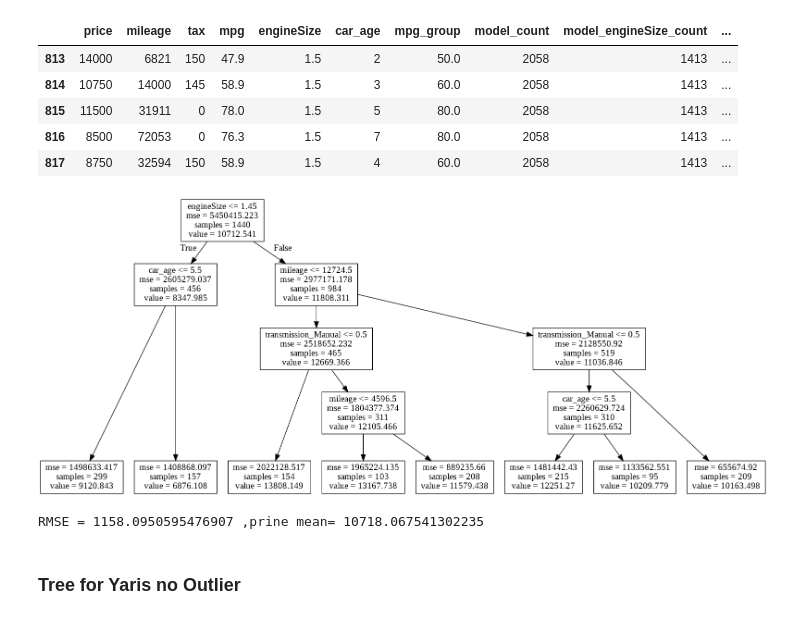
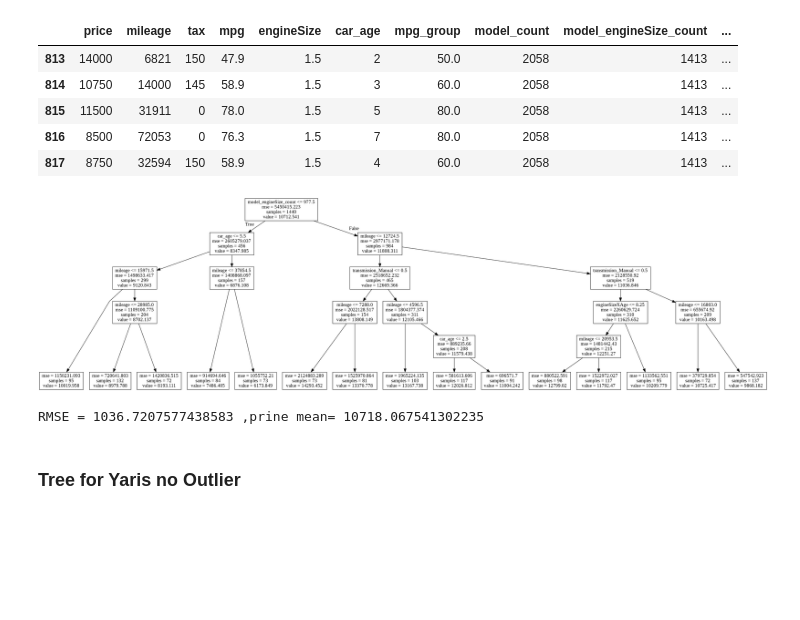
Before and after one commit to Raanank10/UK_Used_Car_Data, a Jupyter notebook: 100000_UK_Used_Car_Data_set_regression_project_.ipynb, the cells around one changed output. Saved outputs shown, nothing was run; the diff lists cells and outputs as text; code cells hidden in the pictures; blank space fills up the shorter version.

```diff
--- a/100000_UK_Used_Car_Data_set_regression_project_.ipynb
+++ b/100000_UK_Used_Car_Data_set_regression_project_.ipynb
@@ -1451,27 +1465,27 @@ model_Yaris.head()
 # %%
 X = model_Yaris.drop('price', axis=1)
 y = model_Yaris.price
 
 X_train, X_test, y_train, y_test = split(X, y, test_size=0.3, random_state=124124)
 
-tree_model = DecisionTreeRegressor(max_leaf_nodes=8, min_samples_leaf=0.05)
+tree_model = DecisionTreeRegressor(max_leaf_nodes=15, min_samples_leaf=0.05)
 tree_model.fit(X_train, y_train)
 
 y_train_pred = tree_model.predict(X_train)
 
 dot_data = StringIO()
 export_graphviz(tree_model, out_file=dot_data, feature_names=X_train.columns, leaves_parallel=True)
 graph = pydot.graph_from_dot_data(dot_data.getvalue())[0]
 Image(graph.create_png(), width=750)
 # %% [output]
-[figure, old version]
+[figure, new version]
 # %%
 y_train_pred = tree_model.predict(X_train)
 
 # people_rmse = np.sqrt(mean_squared_error(y, y_pred))
 print(f'RMSE = {mse(y_train, y_train_pred)**0.5} ,prine mean= {model_Yaris.price.mean()}')
 # %% [output]
-RMSE = 1158.0950595476907 ,prine mean= 10718.067541302235
+RMSE = 1036.7207577438583 ,prine mean= 10718.067541302235
 # %% [markdown]
 ### Tree for Yaris no Outlier
 # %%
```
Also changed, not shown: parts of 29 cells of this notebook.
